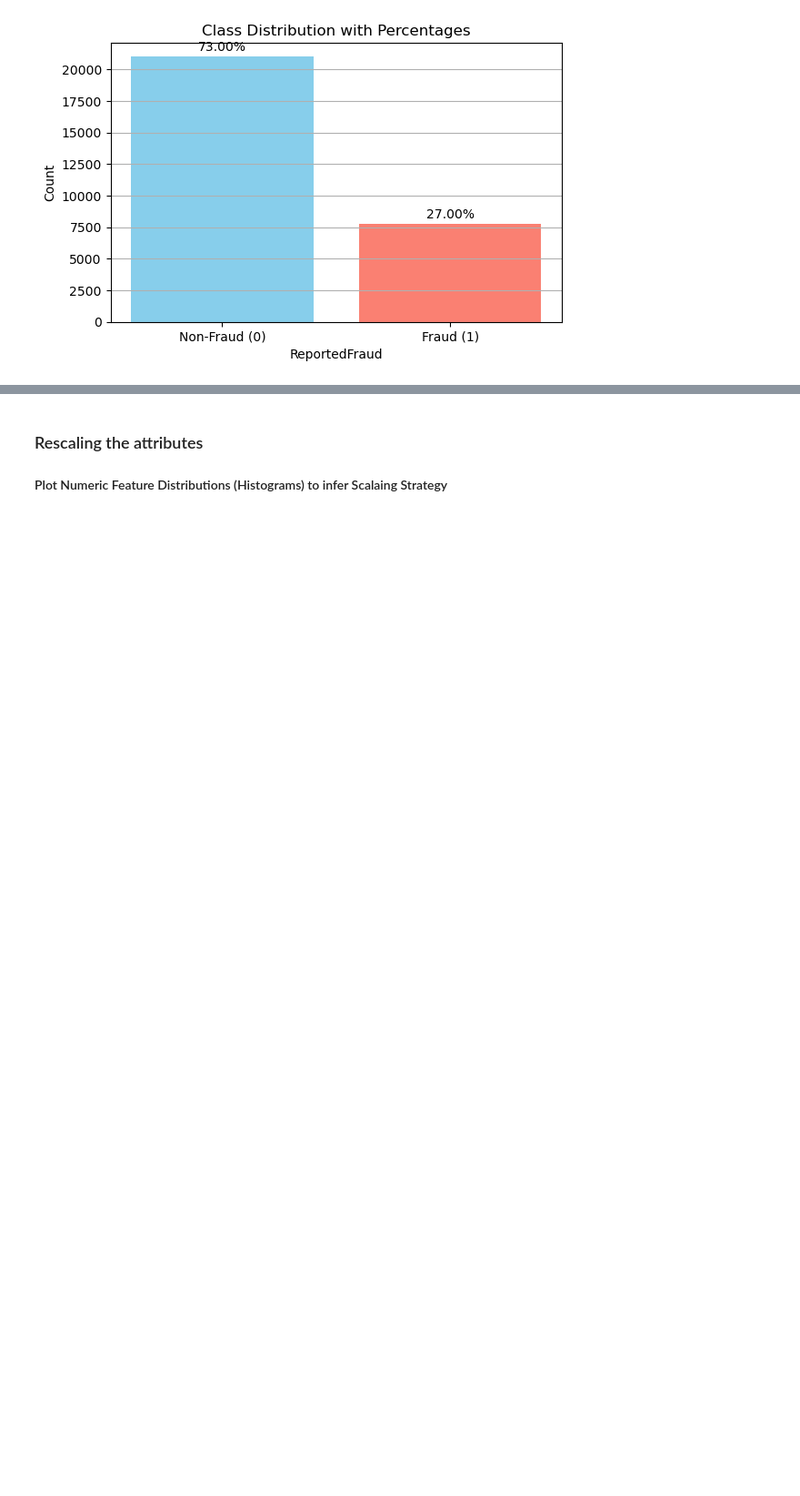
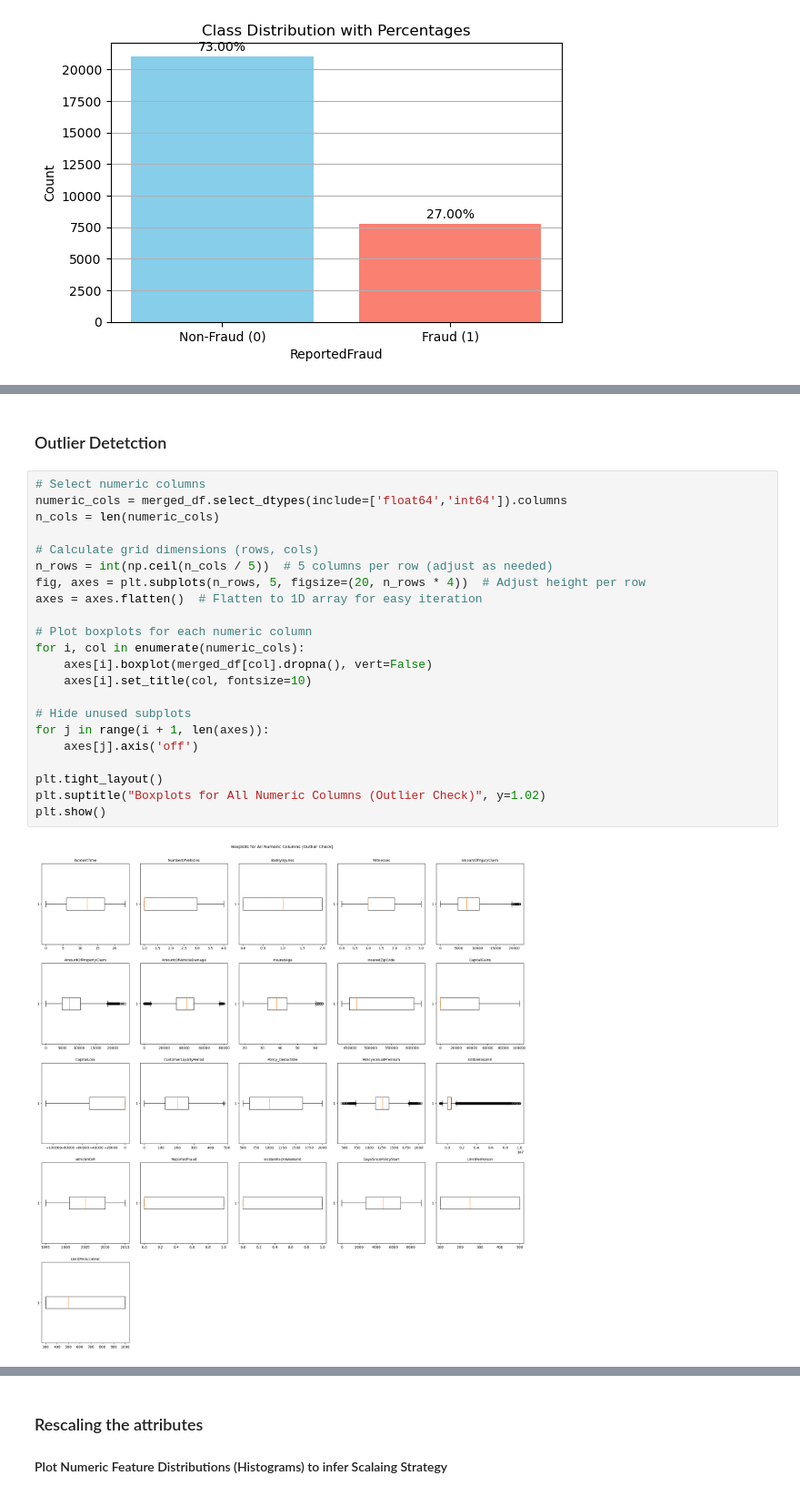
Before and after one commit to sumeetraheja/uol-module2-insurance, a Jupyter notebook: Assessment.ipynb, the cells around one changed output, grey strips where cells are left out. Shown at 91% size. Drawn from its saved outputs; the diff is of its cells as text; blank space fills up the shorter version.

```diff
--- a/Assessment.ipynb
+++ b/Assessment.ipynb
@@ -829,3 +872,29 @@ Although the classes are not extremely imbalanced (e.g., 95/5), there is still a
 
 
 These strategies help in building a model that treats fraud detection with proper attention, even with imbalanced data.
+# %% [markdown]
+### Outlier Detetction
+# %%
+# Select numeric columns
+numeric_cols = merged_df.select_dtypes(include=['float64','int64']).columns
+n_cols = len(numeric_cols)
+
+# Calculate grid dimensions (rows, cols)
+n_rows = int(np.ceil(n_cols / 5))  # 5 columns per row (adjust as needed)
+fig, axes = plt.subplots(n_rows, 5, figsize=(20, n_rows * 4))  # Adjust height per row
+axes = axes.flatten()  # Flatten to 1D array for easy iteration
+
+# Plot boxplots for each numeric column
+for i, col in enumerate(numeric_cols):
+    axes[i].boxplot(merged_df[col].dropna(), vert=False)
+    axes[i].set_title(col, fontsize=10)
+
+# Hide unused subplots
+for j in range(i + 1, len(axes)):
+    axes[j].axis('off')
+
+plt.tight_layout()
+plt.suptitle("Boxplots for All Numeric Columns (Outlier Check)", y=1.02)
+plt.show()
+# %% [output]
+[figure, added]
```
Also changed, not shown: parts of 65 cells of this notebook.
